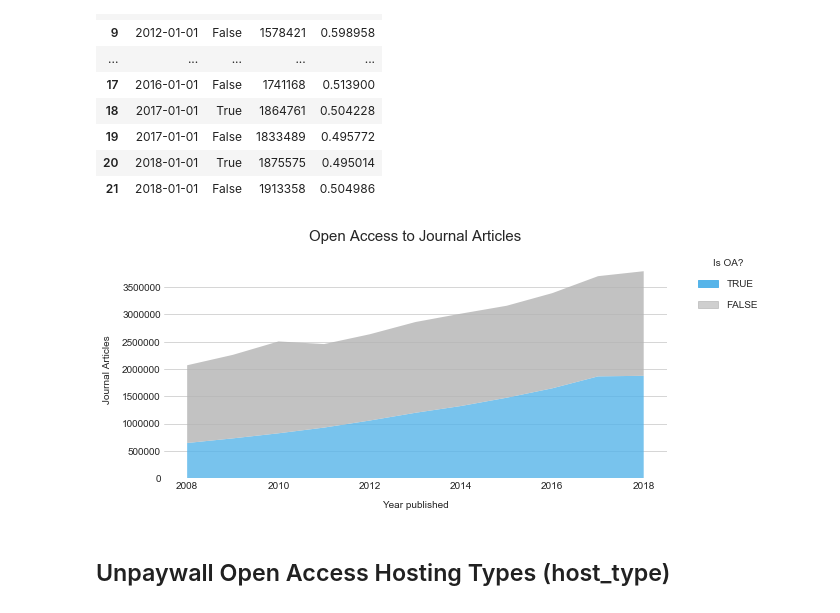
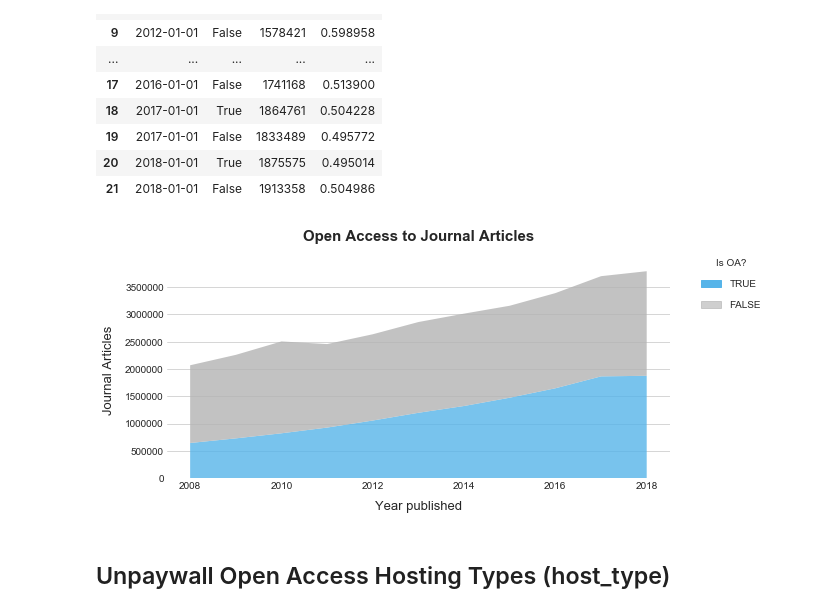
Before and after one commit to naustica/WAG-SHK, a Jupyter notebook: Open Access Evidence in Unpaywall - Python Version.ipynb, the cells around one changed output. Drawn from its saved outputs; the diff is of its cells as text; code cells hidden in the pictures.

```diff
--- a/Open Access Evidence in Unpaywall - Python Version.ipynb
+++ b/Open Access Evidence in Unpaywall - Python Version.ipynb
@@ -59,23 +59,23 @@ df
 # %%
 x = df.year.unique()
 y1 = df[df.is_oa == True].n
 y2 = df[df.is_oa == False].n
 
 plt.style.use('seaborn-whitegrid')
 plt.rcParams['figure.figsize'] = [9, 4]
 plt.grid(False, which='both', axis='x')
 plt.box(False)
 plt.stackplot(x, y1, y2, colors=['#56B4E9', '#b3b3b3a0'], alpha=0.8)
-plt.title('Open Access to Journal Articles', fontdict={'fontsize': 15, 'fontweight': 500}, pad=20)
-plt.xlabel('Year published', labelpad=10)
-plt.ylabel('Journal Articles', labelpad=10)
+plt.title('Open Access to Journal Articles', fontdict={'fontsize': 15, 'fontweight': 600}, pad=20)
+plt.xlabel('Year published', labelpad=10, fontdict={'fontsize': 13, 'fontweight': 500})
+plt.ylabel('Journal Articles', labelpad=10, fontdict={'fontsize': 13, 'fontweight': 500})
 is_oa_patch = mpatches.Patch(color='#56B4E9', label='TRUE')
 is_not_oa_patch = mpatches.Patch(color='#b3b3b3a0', label='FALSE')
 plt.legend(handles=[is_oa_patch, is_not_oa_patch], title='Is OA?', fontsize='medium', bbox_to_anchor=(1.2, 1.05), labelspacing=1.2)
 
 plt.show()
 # %% [output]
-[figure, old version]
+[figure, new version]
 # %% [markdown]
 ## Unpaywall Open Access Hosting Types (host_type)
 # %%
```
Also changed, not shown: parts of 5 cells of this notebook.
